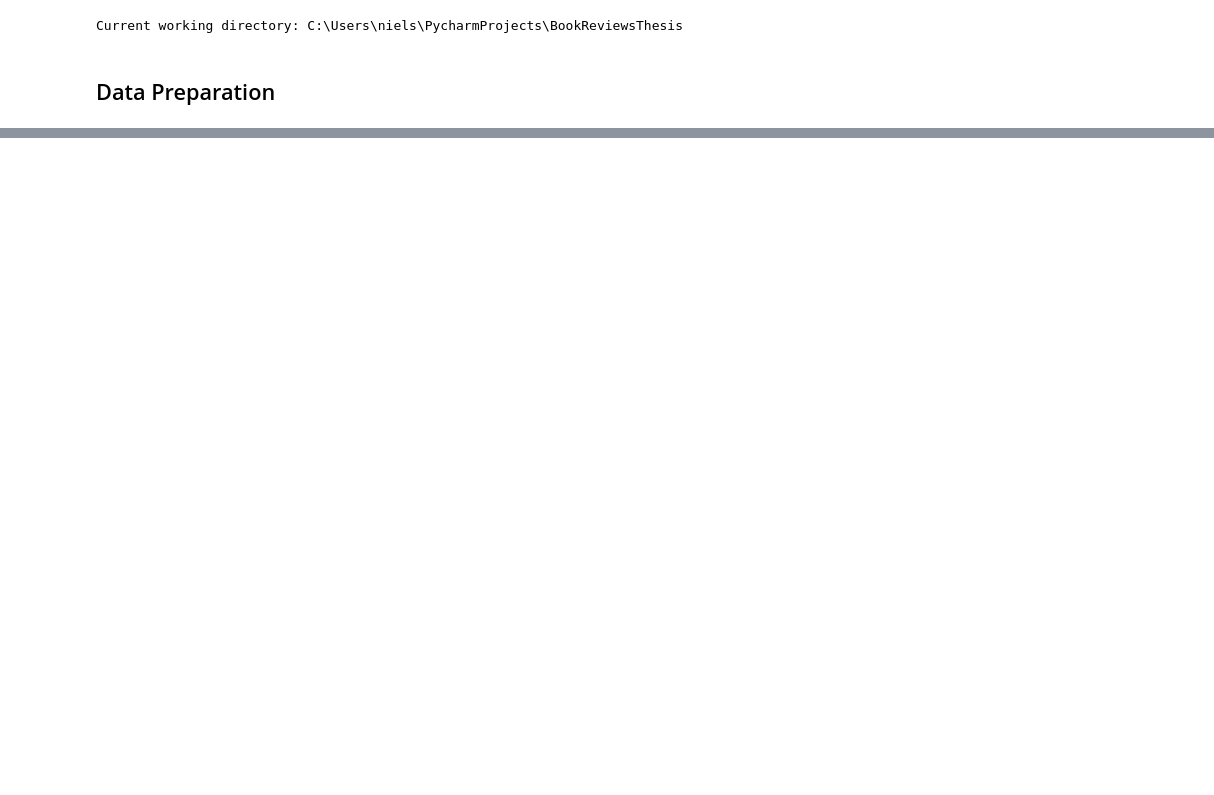
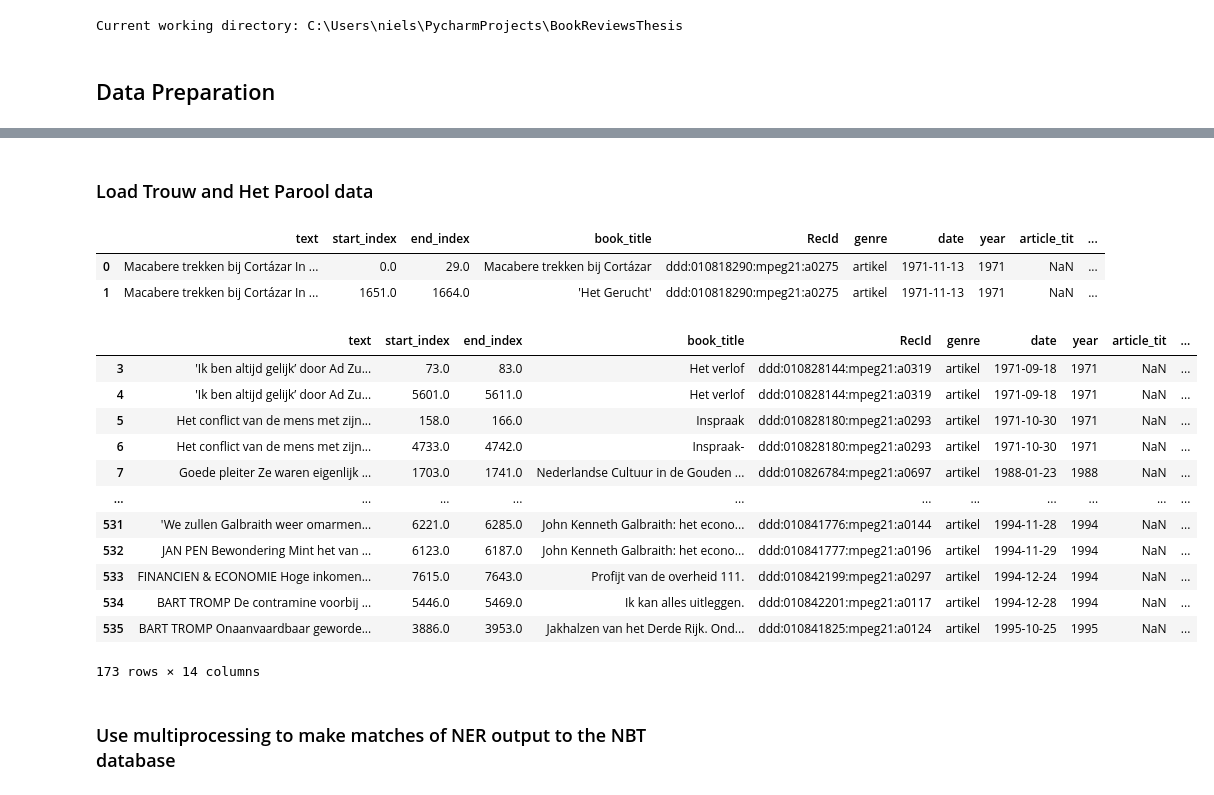
Before and after one commit to nielsbijl/BookReviewsThesis, a Jupyter notebook: notebooks/match_predictions_to_NBT.ipynb, the cells around one changed output, grey strips where cells are left out. Saved outputs shown, nothing was run; the diff lists cells and outputs as text; code cells hidden in the pictures; blank space fills up the shorter version.

Commit message:
clean up

```diff
--- a/notebooks/match_predictions_to_NBT.ipynb
+++ b/notebooks/match_predictions_to_NBT.ipynb
@@ -226,0 +225,31 @@ random.shuffle(lc_test_samples)
+# %% [markdown]
+### Load Trouw and Het Parool data
+# %%
+trouw_parool_titles = pd.read_csv("data/processed/trouw_and_parool_annotated_book_titles_manually_matched.csv", sep=';', low_memory=False)
+trouw_parool_titles.head(2)
+# %% [output]
+|  | text | start_index | end_index | book_title | RecId | genre | date | year | article_tit | ... |
+| 0 | Macabere trekken bij Cortázar In ... | 0.0 | 29.0 | Macabere trekken bij Cortázar | ddd:010818290:mpeg21:a0275 | artikel | 1971-11-13 | 1971 | NaN | ... |
+| 1 | Macabere trekken bij Cortázar In ... | 1651.0 | 1664.0 | 'Het Gerucht' | ddd:010818290:mpeg21:a0275 | artikel | 1971-11-13 | 1971 | NaN | ... |
+# %%
+# Filter out rows
+content_removed = trouw_parool_titles[trouw_parool_titles['title2'].isnull()]['text'].unique()
+
+# Filter out the removed 'content' values from the main DataFrame
+trouw_parool_titles_clean = trouw_parool_titles[~trouw_parool_titles['text'].isin(content_removed)]
+# %%
+trouw_parool_titles_clean
+# %% [output]
+|  | text | start_index | end_index | book_title | RecId | genre | date | year | article_tit | ... |
+| 3 | 'Ik ben altijd gelijk’ door Ad Zu... | 73.0 | 83.0 | Het verlof | ddd:010828144:mpeg21:a0319 | artikel | 1971-09-18 | 1971 | NaN | ... |
+| 4 | 'Ik ben altijd gelijk’ door Ad Zu... | 5601.0 | 5611.0 | Het verlof | ddd:010828144:mpeg21:a0319 | artikel | 1971-09-18 | 1971 | NaN | ... |
+| 5 | Het conflict van de mens met zijn... | 158.0 | 166.0 | Inspraak | ddd:010828180:mpeg21:a0293 | artikel | 1971-10-30 | 1971 | NaN | ... |
+| 6 | Het conflict van de mens met zijn... | 4733.0 | 4742.0 | Inspraak- | ddd:010828180:mpeg21:a0293 | artikel | 1971-10-30 | 1971 | NaN | ... |
+| 7 | Goede pleiter Ze waren eigenlijk ... | 1703.0 | 1741.0 | Nederlandse Cultuur in de Gouden ... | ddd:010826784:mpeg21:a0697 | artikel | 1988-01-23 | 1988 | NaN | ... |
+| ... | ... | ... | ... | ... | ... | ... | ... | ... | ... | ... |
+| 531 | 'We zullen Galbraith weer omarmen... | 6221.0 | 6285.0 | John Kenneth Galbraith: het econo... | ddd:010841776:mpeg21:a0144 | artikel | 1994-11-28 | 1994 | NaN | ... |
+| 532 | JAN PEN Bewondering Mint het van ... | 6123.0 | 6187.0 | John Kenneth Galbraith: het econo... | ddd:010841777:mpeg21:a0196 | artikel | 1994-11-29 | 1994 | NaN | ... |
+| 533 | FINANCIEN & ECONOMIE Hoge inkomen... | 7615.0 | 7643.0 | Profijt van de overheid 111. | ddd:010842199:mpeg21:a0297 | artikel | 1994-12-24 | 1994 | NaN | ... |
+| 534 | BART TROMP De contramine voorbij ... | 5446.0 | 5469.0 | Ik kan alles uitleggen. | ddd:010842201:mpeg21:a0117 | artikel | 1994-12-28 | 1994 | NaN | ... |
+| 535 | BART TROMP Onaanvaardbaar geworde... | 3886.0 | 3953.0 | Jakhalzen van het Derde Rijk. Ond... | ddd:010841825:mpeg21:a0124 | artikel | 1995-10-25 | 1995 | NaN | ... |
+173 rows × 14 columns
@@ -227,2 +262,4 @@ random.shuffle(lc_test_samples)
+# %% [markdown]
+### Use multiprocessing to make matches of NER output to the NBT database
 # %%
 def process_review(review):
```
Also changed, not shown: parts of 39 cells of this notebook, 9 other files.
